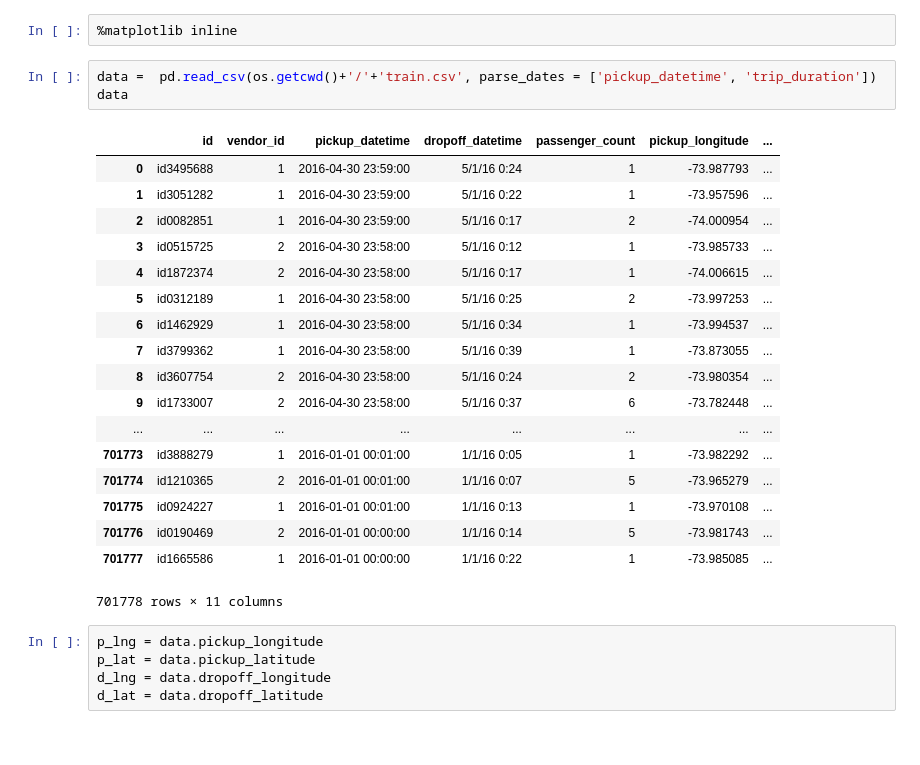
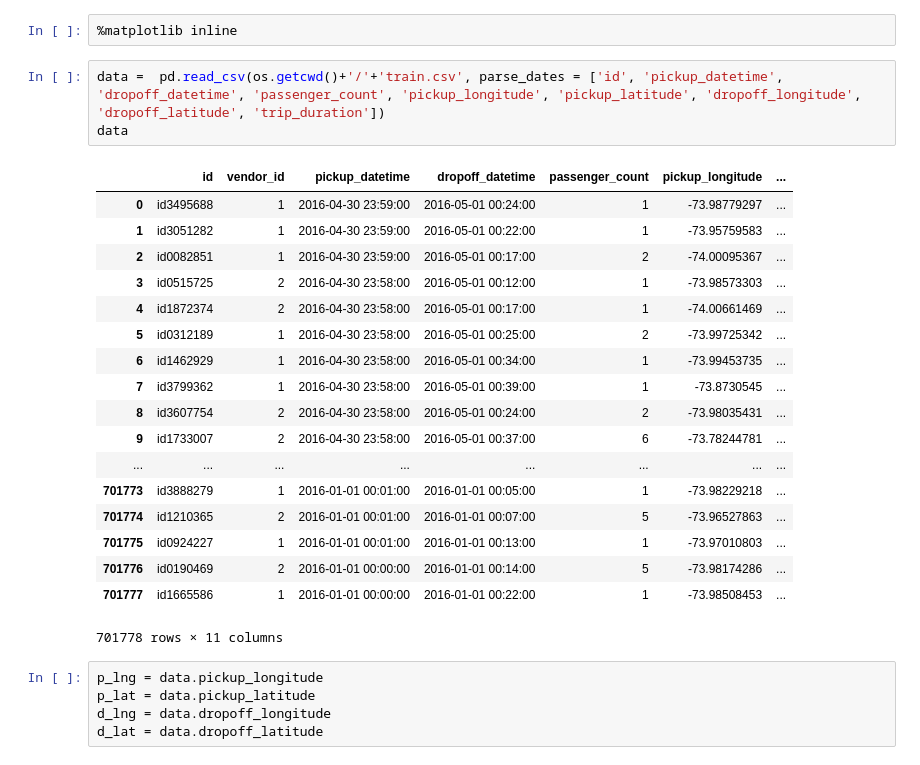
Before and after one commit to eigenSim/dss6a-regression, a Jupyter notebook: sim/sim_notes_1.ipynb, the cells around one changed output. Cells and saved outputs as stored; diff of their text form.

Commit message:
parse and date graph

```diff
--- a/sim/sim_notes_1.ipynb
+++ b/sim/sim_notes_1.ipynb
@@ -64,26 +64,26 @@ taxi_df
 # %%
 %matplotlib inline
 # %%
-data =  pd.read_csv(os.getcwd()+'/'+'train.csv', parse_dates = ['pickup_datetime', 'trip_duration'])
+data =  pd.read_csv(os.getcwd()+'/'+'train.csv', parse_dates = ['id', 'pickup_datetime', 'dropoff_datetime', 'passenger_count', 'pickup_longitude', 'pickup_latitude', 'dropoff_longitude', 'dropoff_latitude', 'trip_duration'])
 data
 # %% [output]
 |  | id | vendor_id | pickup_datetime | dropoff_datetime | passenger_count | pickup_longitude | ... |
-| 0 | id3495688 | 1 | 2016-04-30 23:59:00 | 5/1/16 0:24 | 1 | -73.987793 | ... |
-| 1 | id3051282 | 1 | 2016-04-30 23:59:00 | 5/1/16 0:22 | 1 | -73.957596 | ... |
-| 2 | id0082851 | 1 | 2016-04-30 23:59:00 | 5/1/16 0:17 | 2 | -74.000954 | ... |
-| 3 | id0515725 | 2 | 2016-04-30 23:58:00 | 5/1/16 0:12 | 1 | -73.985733 | ... |
-| 4 | id1872374 | 2 | 2016-04-30 23:58:00 | 5/1/16 0:17 | 1 | -74.006615 | ... |
-| 5 | id0312189 | 1 | 2016-04-30 23:58:00 | 5/1/16 0:25 | 2 | -73.997253 | ... |
-| 6 | id1462929 | 1 | 2016-04-30 23:58:00 | 5/1/16 0:34 | 1 | -73.994537 | ... |
-| 7 | id3799362 | 1 | 2016-04-30 23:58:00 | 5/1/16 0:39 | 1 | -73.873055 | ... |
-| 8 | id3607754 | 2 | 2016-04-30 23:58:00 | 5/1/16 0:24 | 2 | -73.980354 | ... |
-| 9 | id1733007 | 2 | 2016-04-30 23:58:00 | 5/1/16 0:37 | 6 | -73.782448 | ... |
+| 0 | id3495688 | 1 | 2016-04-30 23:59:00 | 2016-05-01 00:24:00 | 1 | -73.98779297 | ... |
+| 1 | id3051282 | 1 | 2016-04-30 23:59:00 | 2016-05-01 00:22:00 | 1 | -73.95759583 | ... |
+| 2 | id0082851 | 1 | 2016-04-30 23:59:00 | 2016-05-01 00:17:00 | 2 | -74.00095367 | ... |
+| 3 | id0515725 | 2 | 2016-04-30 23:58:00 | 2016-05-01 00:12:00 | 1 | -73.98573303 | ... |
+| 4 | id1872374 | 2 | 2016-04-30 23:58:00 | 2016-05-01 00:17:00 | 1 | -74.00661469 | ... |
+| 5 | id0312189 | 1 | 2016-04-30 23:58:00 | 2016-05-01 00:25:00 | 2 | -73.99725342 | ... |
+| 6 | id1462929 | 1 | 2016-04-30 23:58:00 | 2016-05-01 00:34:00 | 1 | -73.99453735 | ... |
+| 7 | id3799362 | 1 | 2016-04-30 23:58:00 | 2016-05-01 00:39:00 | 1 | -73.8730545 | ... |
+| 8 | id3607754 | 2 | 2016-04-30 23:58:00 | 2016-05-01 00:24:00 | 2 | -73.98035431 | ... |
+| 9 | id1733007 | 2 | 2016-04-30 23:58:00 | 2016-05-01 00:37:00 | 6 | -73.78244781 | ... |
 | ... | ... | ... | ... | ... | ... | ... | ... |
-| 701773 | id3888279 | 1 | 2016-01-01 00:01:00 | 1/1/16 0:05 | 1 | -73.982292 | ... |
-| 701774 | id1210365 | 2 | 2016-01-01 00:01:00 | 1/1/16 0:07 | 5 | -73.965279 | ... |
-| 701775 | id0924227 | 1 | 2016-01-01 00:01:00 | 1/1/16 0:13 | 1 | -73.970108 | ... |
-| 701776 | id0190469 | 2 | 2016-01-01 00:00:00 | 1/1/16 0:14 | 5 | -73.981743 | ... |
-| 701777 | id1665586 | 1 | 2016-01-01 00:00:00 | 1/1/16 0:22 | 1 | -73.985085 | ... |
+| 701773 | id3888279 | 1 | 2016-01-01 00:01:00 | 2016-01-01 00:05:00 | 1 | -73.98229218 | ... |
+| 701774 | id1210365 | 2 | 2016-01-01 00:01:00 | 2016-01-01 00:07:00 | 5 | -73.96527863 | ... |
+| 701775 | id0924227 | 1 | 2016-01-01 00:01:00 | 2016-01-01 00:13:00 | 1 | -73.97010803 | ... |
+| 701776 | id0190469 | 2 | 2016-01-01 00:00:00 | 2016-01-01 00:14:00 | 5 | -73.98174286 | ... |
+| 701777 | id1665586 | 1 | 2016-01-01 00:00:00 | 2016-01-01 00:22:00 | 1 | -73.98508453 | ... |
 701778 rows × 11 columns
 # %%
 p_lng = data.pickup_longitude
```
Also changed, not shown: parts of 3 cells of this notebook.
